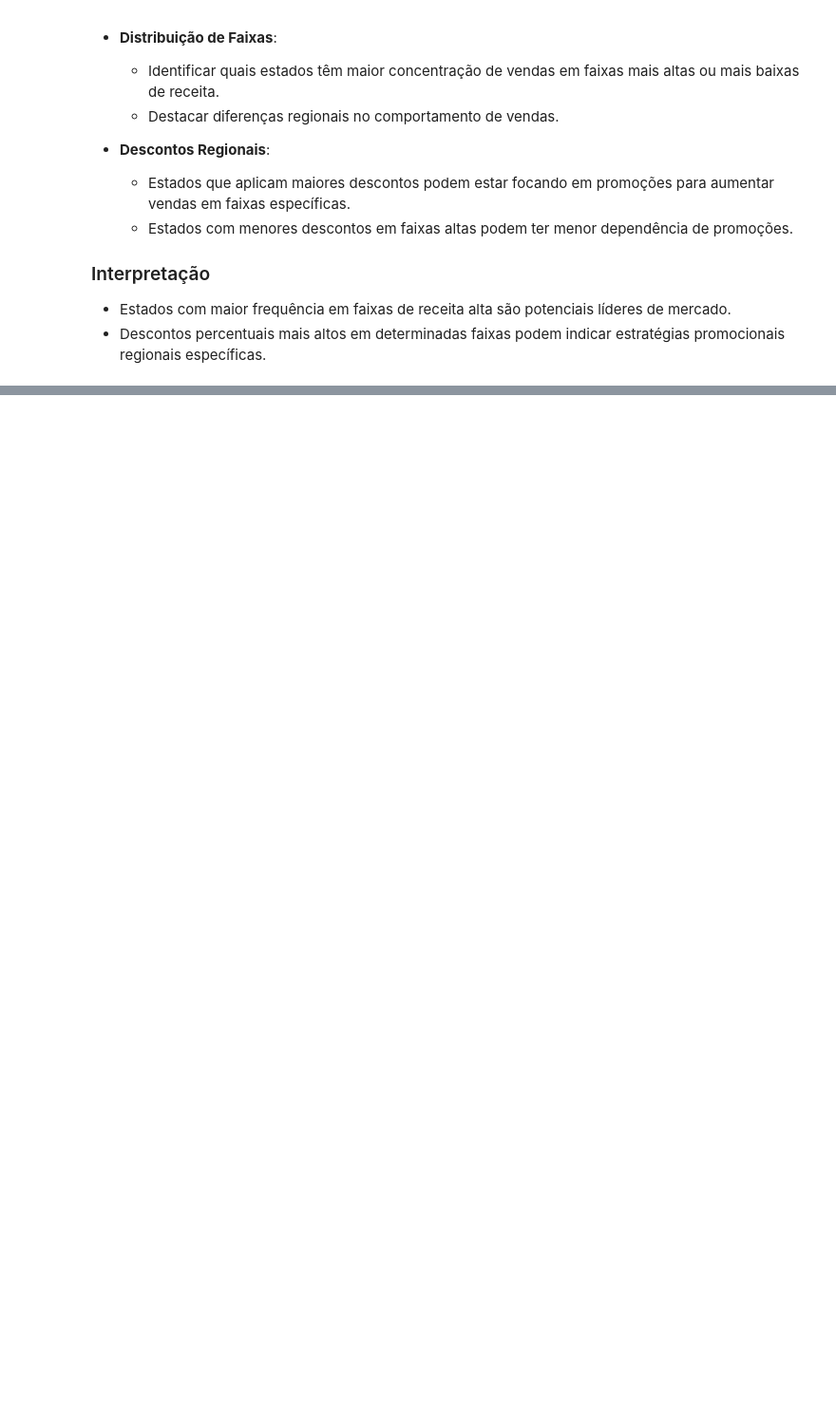
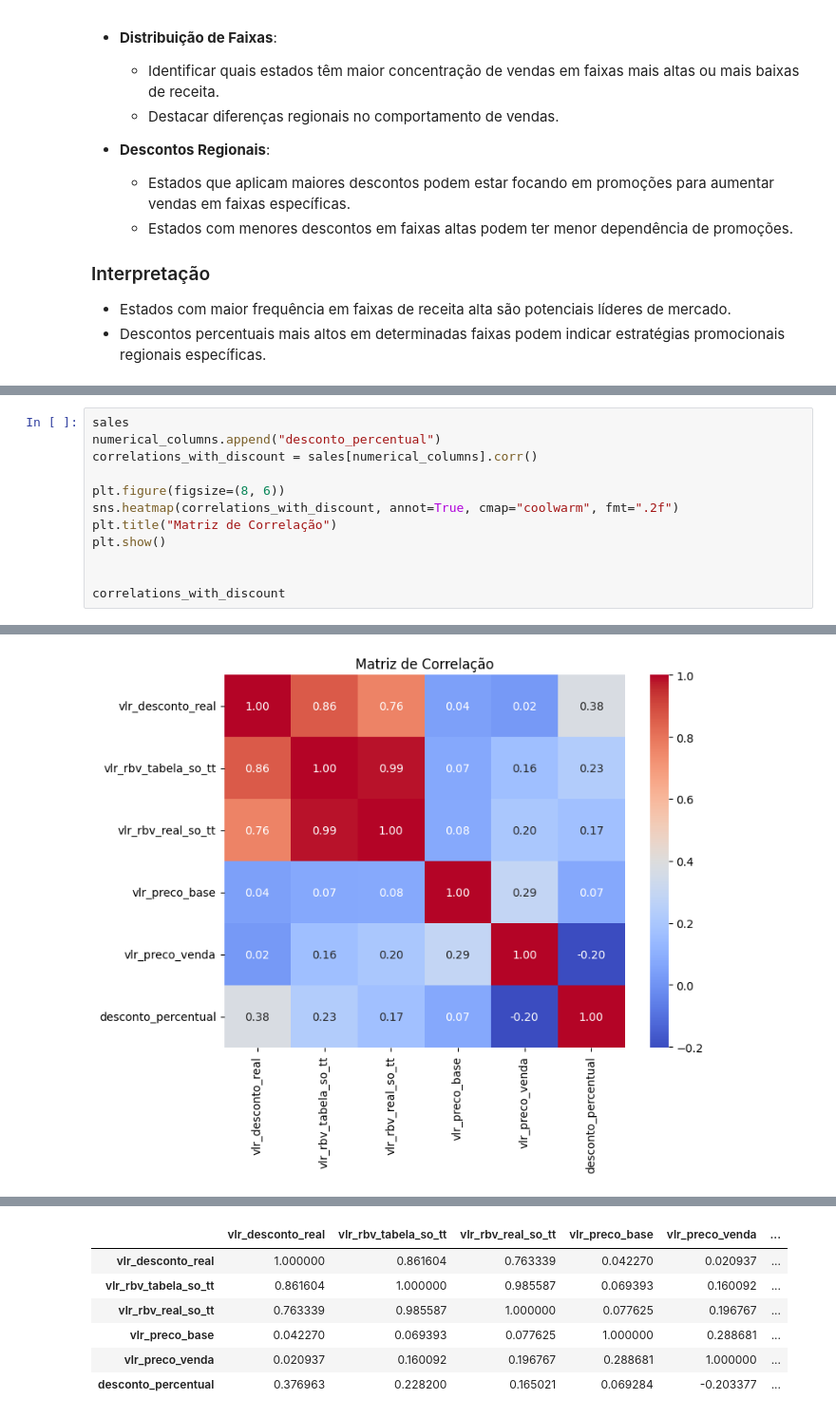
Before and after one commit to jpcunhadias/promo-sales-insights, a Jupyter notebook: notebooks/01-eda.ipynb, the cells around one changed output, grey strips where cells are left out. Shown at 95% size. Saved outputs shown, nothing was run; the diff lists cells and outputs as text; blank space fills up the shorter version.

```diff
--- a/notebooks/01-eda.ipynb
+++ b/notebooks/01-eda.ipynb
@@ -752,0 +876,13 @@ plt.show()
+# %%
+sales
+numerical_columns.append("desconto_percentual")
+correlations_with_discount = sales[numerical_columns].corr()
+
+plt.figure(figsize=(8, 6))
+sns.heatmap(correlations_with_discount, annot=True, cmap="coolwarm", fmt=".2f")
+plt.title("Matriz de Correlação")
+plt.show()
+
+
+correlations_with_discount
+# %% [output]
@@ -752,0 +890 @@ plt.show()
+[figure, new version]
@@ -752,0 +892,7 @@ plt.show()
+|  | vlr_desconto_real | vlr_rbv_tabela_so_tt | vlr_rbv_real_so_tt | vlr_preco_base | vlr_preco_venda | ... |
+| vlr_desconto_real | 1.000000 | 0.861604 | 0.763339 | 0.042270 | 0.020937 | ... |
+| vlr_rbv_tabela_so_tt | 0.861604 | 1.000000 | 0.985587 | 0.069393 | 0.160092 | ... |
+| vlr_rbv_real_so_tt | 0.763339 | 0.985587 | 1.000000 | 0.077625 | 0.196767 | ... |
+| vlr_preco_base | 0.042270 | 0.069393 | 0.077625 | 1.000000 | 0.288681 | ... |
+| vlr_preco_venda | 0.020937 | 0.160092 | 0.196767 | 0.288681 | 1.000000 | ... |
+| desconto_percentual | 0.376963 | 0.228200 | 0.165021 | 0.069284 | -0.203377 | ... |
```
Also changed, not shown: parts of 50 cells of this notebook, 2 other files.
